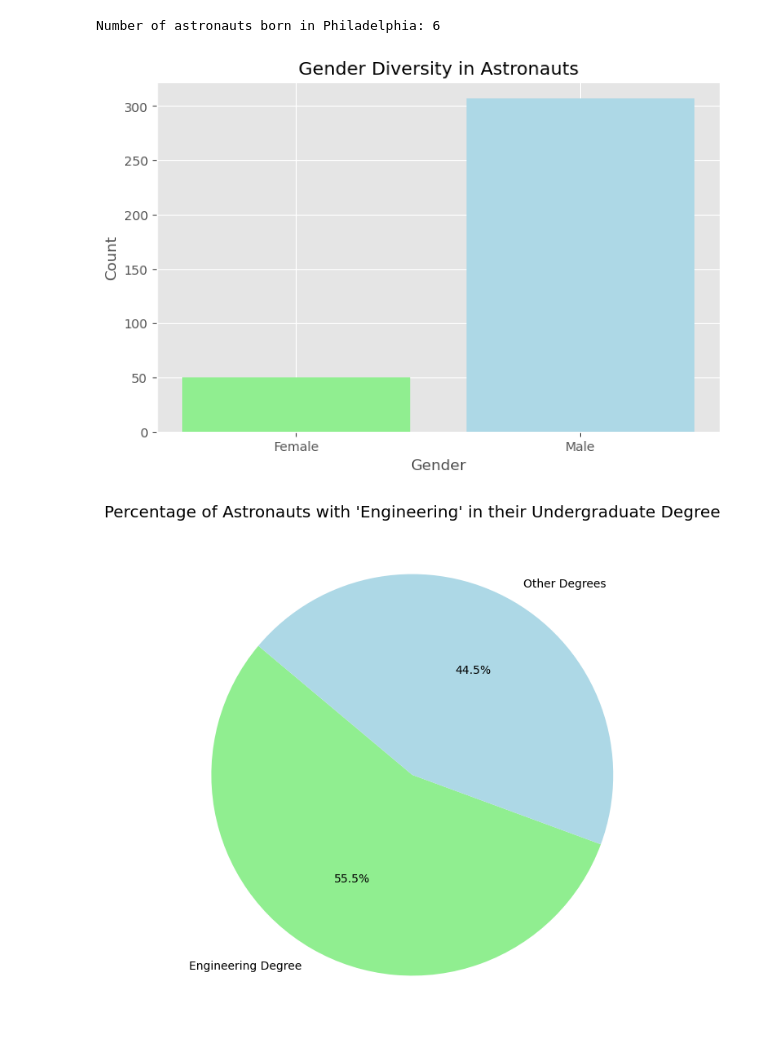
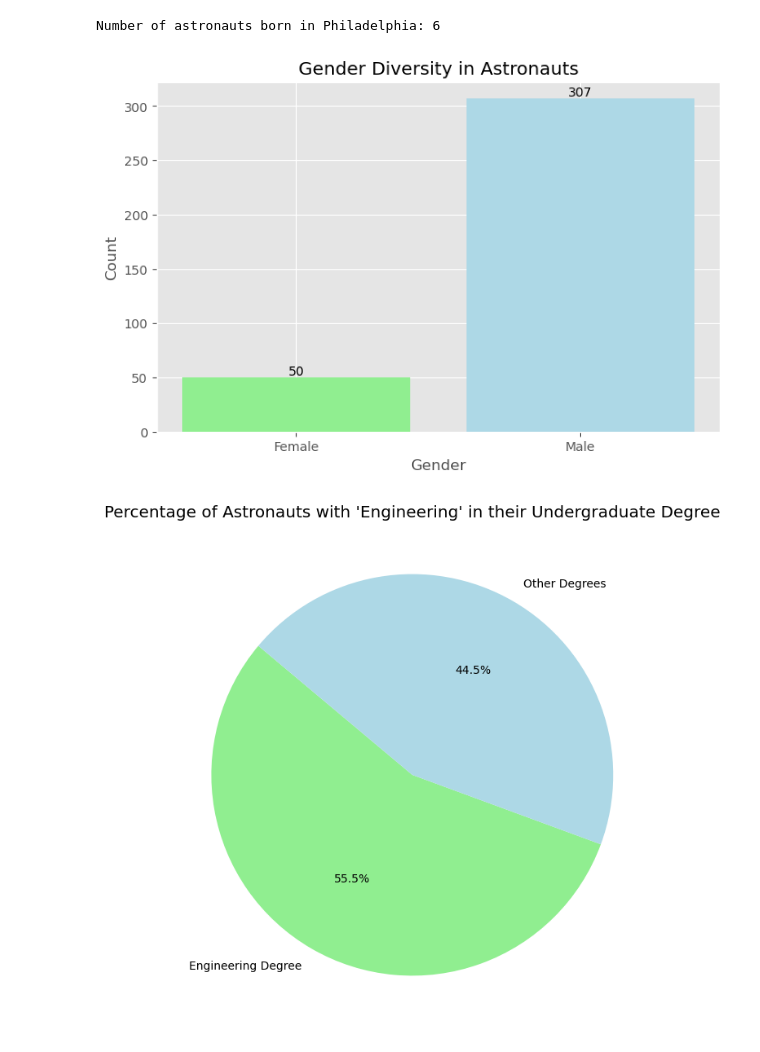
Before and after one commit to BenVvv/Data-analysis-in-SQL, a Jupyter notebook: Astronauts Project.ipynb, the cells around one changed output. Drawn from its saved outputs; the diff is of its cells as text; code cells hidden in the pictures.

```diff
--- a/Astronauts Project.ipynb
+++ b/Astronauts Project.ipynb
@@ -111,21 +111,30 @@ philadelphia_count = new_table[new_table['Birth Place'].str.contains('Philadelph
 print(f"Number of astronauts born in Philadelphia: {philadelphia_count}")
 # %% [output]
 Number of astronauts born in Philadelphia: 6
-# %%
-# Create a DataFrame with the results
-data = {'Gender': ['Female', 'Male'], 'Count': [50, 307]}
-gender_diversity = pd.DataFrame(data)
-
-# Plotting the data
-plt.figure(figsize=(8, 5))
-plt.bar(gender_diversity['Gender'], gender_diversity['Count'], color=['Lightgreen', 'Lightblue'])
-plt.title('Gender Diversity in Astronauts')
-plt.xlabel('Gender')
-plt.ylabel('Count')
-plt.xticks(rotation=0)
-plt.show()
-# %% [output]
-[figure, removed]
+# %%
+# Create a DataFrame with the results
+data = {'Gender': ['Female', 'Male'], 'Count': [50, 307]}
+gender_diversity = pd.DataFrame(data)
+
+# Plotting the data
+plt.figure(figsize=(8, 5))
+bars = plt.bar(gender_diversity['Gender'], gender_diversity['Count'], color=['Lightgreen', 'Lightblue'])
+
+# Adding the count values on top of the bars
+for bar in bars:
+    yval = bar.get_height()
+    plt.text(bar.get_x() + bar.get_width() / 2, yval, int(yval), va='bottom', ha='center', fontsize=10, color='black')
+
+# Adding titles and labels
+plt.title('Gender Diversity in Astronauts')
+plt.xlabel('Gender')
+plt.ylabel('Count')
+plt.xticks(rotation=0)
+
+# Show the plot
+plt.show()
+# %% [output]
+[figure, added]
 # %%
 # Given data
 engineering_count = 197  # assuming from 355 total astronauts, 197 have 'Engineering' in their major
```
Also changed, not shown: parts of 4 cells of this notebook.
